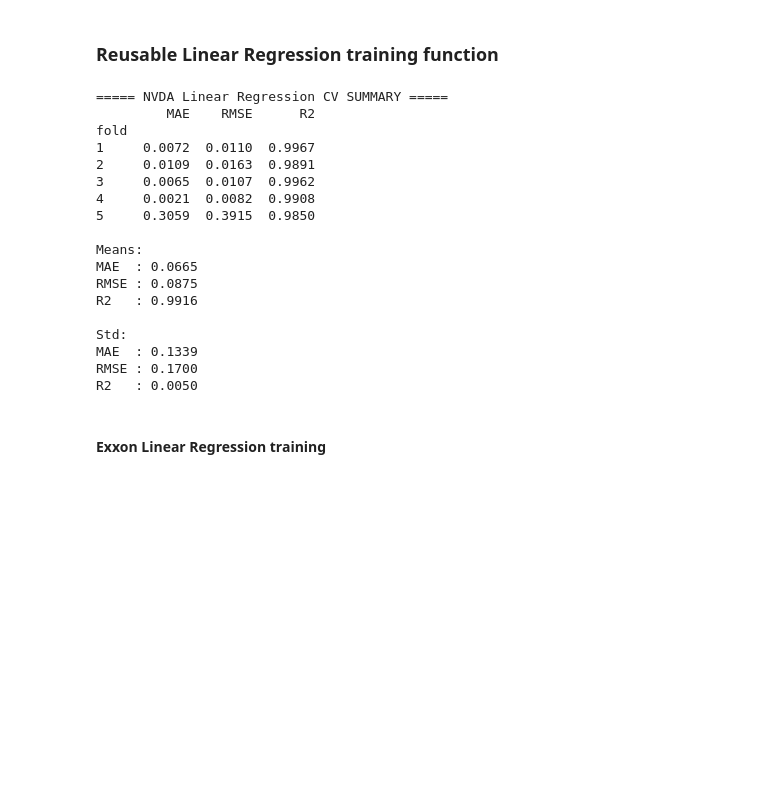
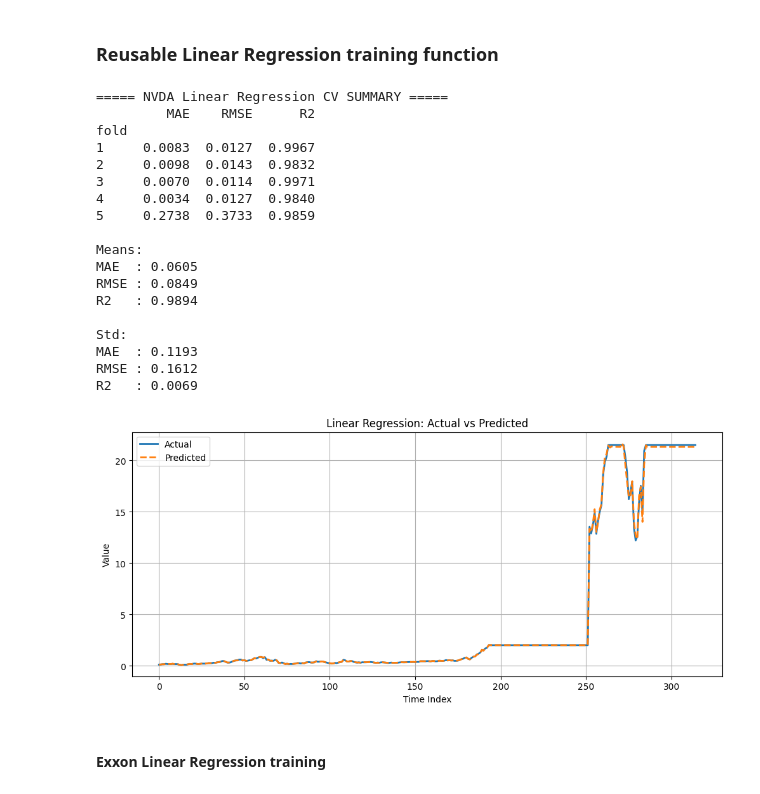
Before and after one commit to IntelligentSystemsProject/Stock-Market-Project, a Jupyter notebook: project.ipynb, the cells around one changed output. Saved outputs shown, nothing was run; the diff lists cells and outputs as text; code cells hidden in the pictures; blank space fills up the shorter version.

```diff
--- a/project.ipynb
+++ b/project.ipynb
@@ -554,3 +853,12 @@ Shuffling destroys the temporal structure that sliding windows rely on. The mode
+# %%
+nvda_augmented, features_aug, target_idx_aug = add_wsts_growth_aux(
+    stock_table=nvda_table,
+    wsts_table=wsts_table,
+    feature_names=features,
+    target_name="close",
+    growth_periods=12,   # YearOverYear semiconductor demand
+    lags=(30, 60, 90)    # delayed macro impact
+)
 # %% [markdown]
 ### 3.2 SVR — Linear Kernel (TimeSeriesSplit Cross-Validation)
 # %%
@@ -1383,33 +1677,39 @@ def print_cv_summary(results, name="Model"):
     print(f"R2   : {std_r2:.4f}")
 # %%
 results_nvda = train_linear_regression_ts(
-    data_raw=nvda_df,
-    features=["open","high","low","close","volume"],
+    data_raw=nvda_augmented,
+    features=list(nvda_augmented.columns),
     target_index=nvda_target_idx,
     window_size=window_size,
     n_splits=n_splits
 )
 
 print_cv_summary(results_nvda, name="NVDA Linear Regression")
+
+plot_actual_vs_predicted(
+    results_nvda,
+    title="Linear Regression: Actual vs Predicted"
+)
 # %% [output]
 ===== NVDA Linear Regression CV SUMMARY =====
          MAE    RMSE      R2
 fold
-1     0.0072  0.0110  0.9967
-2     0.0109  0.0163  0.9891
-3     0.0065  0.0107  0.9962
-4     0.0021  0.0082  0.9908
-5     0.3059  0.3915  0.9850
+1     0.0083  0.0127  0.9967
+2     0.0098  0.0143  0.9832
+3     0.0070  0.0114  0.9971
+4     0.0034  0.0127  0.9840
+5     0.2738  0.3733  0.9859
 
 Means:
-MAE  : 0.0665
-RMSE : 0.0875
-R2   : 0.9916
+MAE  : 0.0605
+RMSE : 0.0849
+R2   : 0.9894
 
 Std:
-MAE  : 0.1339
-RMSE : 0.1700
-R2   : 0.0050
+MAE  : 0.1193
+RMSE : 0.1612
+R2   : 0.0069
+[figure, added]
 # %% [markdown]
 #### Exxon Linear Regression training
 # %%
```
Also changed, not shown: parts of 30 cells of this notebook.
